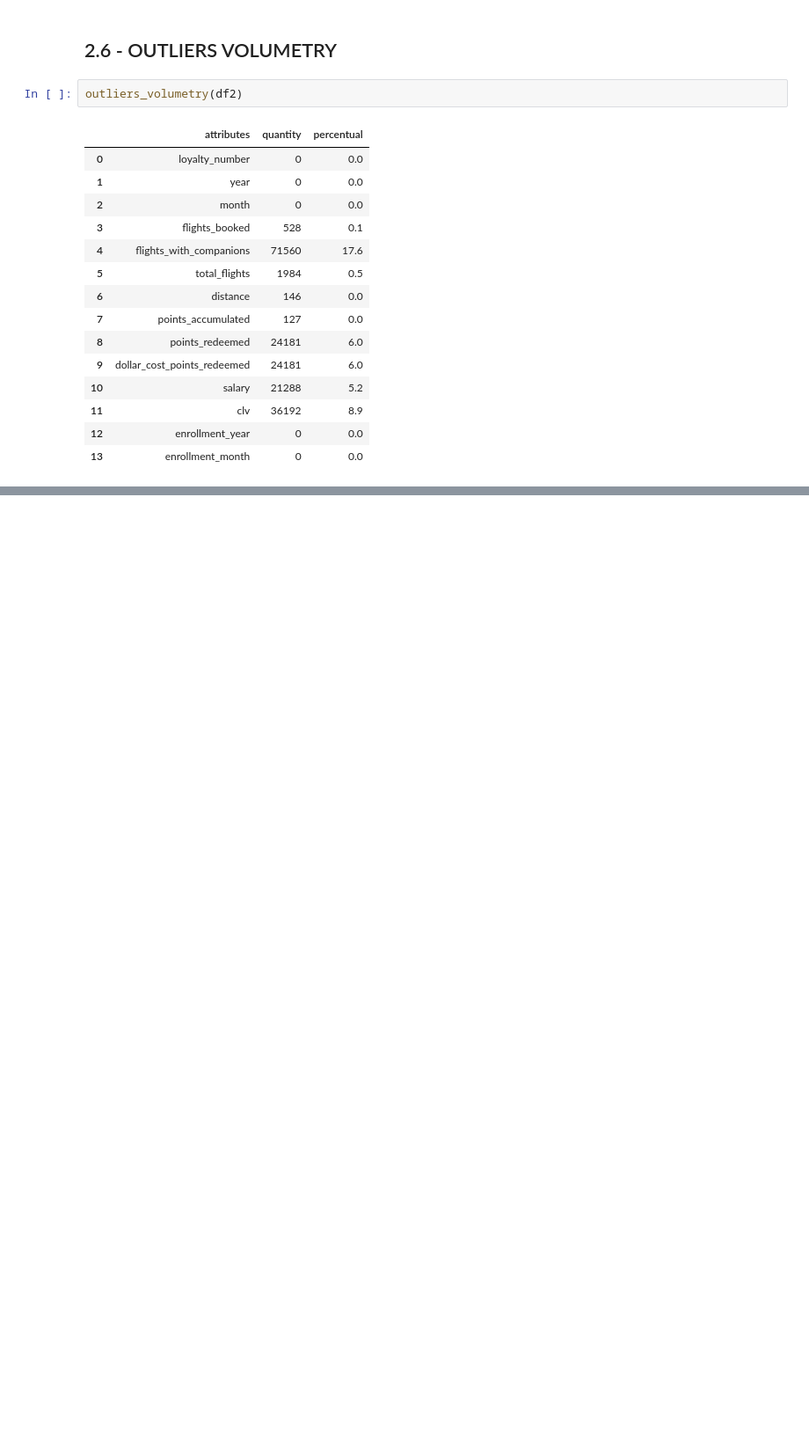
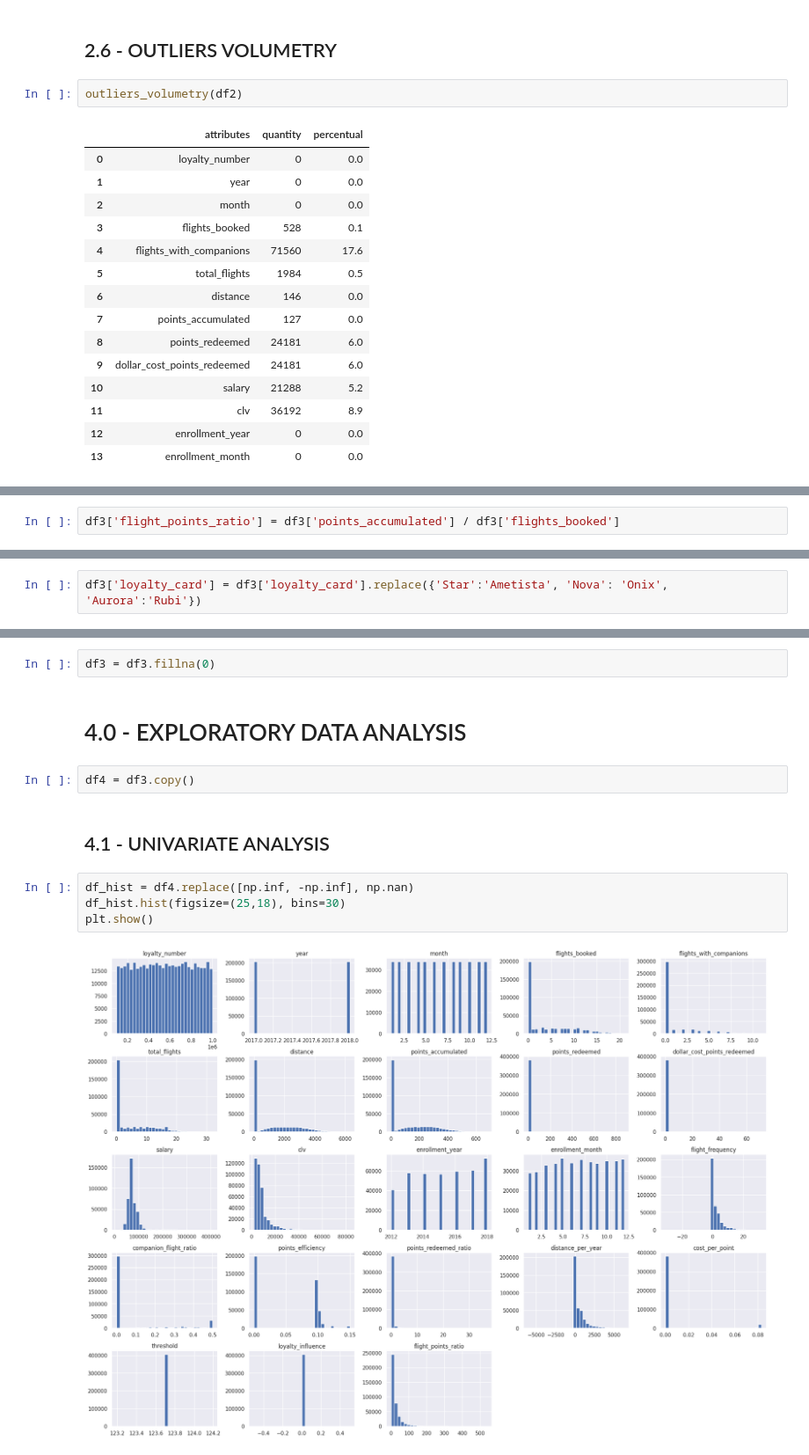
Before and after one commit to erickvieiras/flight_project, a Jupyter notebook: notebook/flight.ipynb, the cells around one changed output, grey strips where cells are left out. Shown at 88% size. Drawn from its saved outputs; the diff is of its cells as text; blank space fills up the shorter version.

```diff
--- a/notebook/flight.ipynb
+++ b/notebook/flight.ipynb
@@ -367,0 +570,2 @@ outliers_volumetry(df2)
+# %%
+df3['flight_points_ratio'] = df3['points_accumulated'] / df3['flights_booked']
@@ -367,0 +574,2 @@ outliers_volumetry(df2)
+# %%
+df3['loyalty_card'] = df3['loyalty_card'].replace({'Star':'Ametista', 'Nova': 'Onix', 'Aurora':'Rubi'})
@@ -367,0 +599,14 @@ outliers_volumetry(df2)
+# %%
+df3 = df3.fillna(0)
+# %% [markdown]
+# 4.0 - EXPLORATORY DATA ANALYSIS
+# %%
+df4 = df3.copy()
+# %% [markdown]
+## 4.1 - UNIVARIATE ANALYSIS
+# %%
+df_hist = df4.replace([np.inf, -np.inf], np.nan)
+df_hist.hist(figsize=(25,18), bins=30)
+plt.show()
+# %% [output]
+[figure, added]
```
Also changed, not shown: parts of 109 cells of this notebook.
